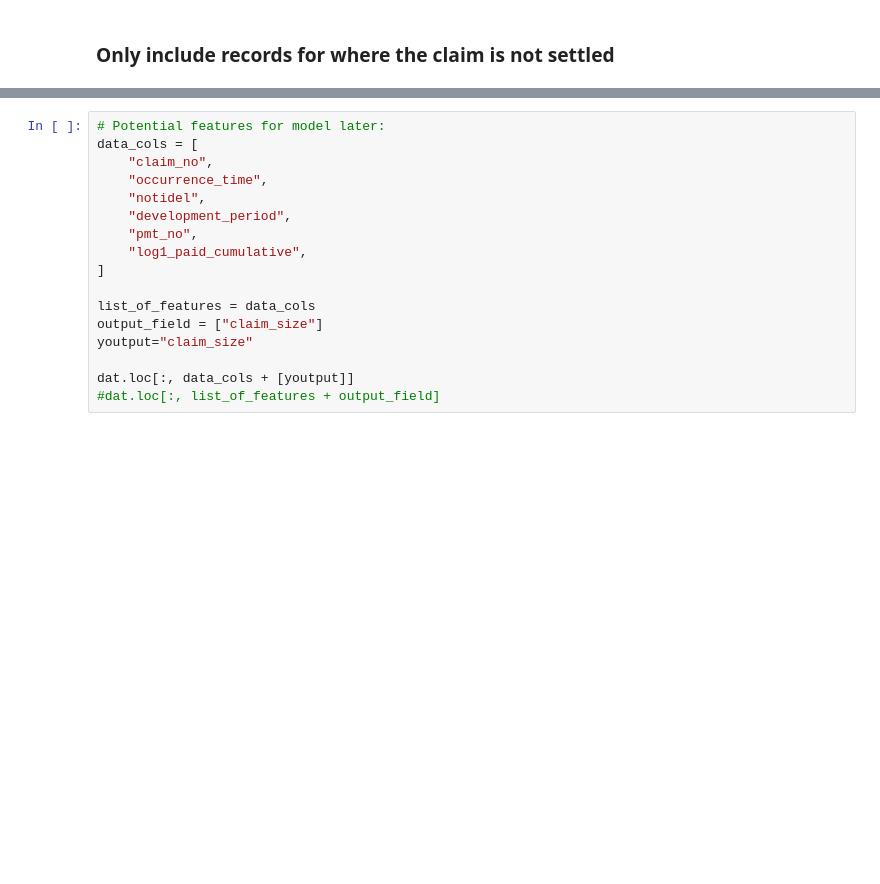
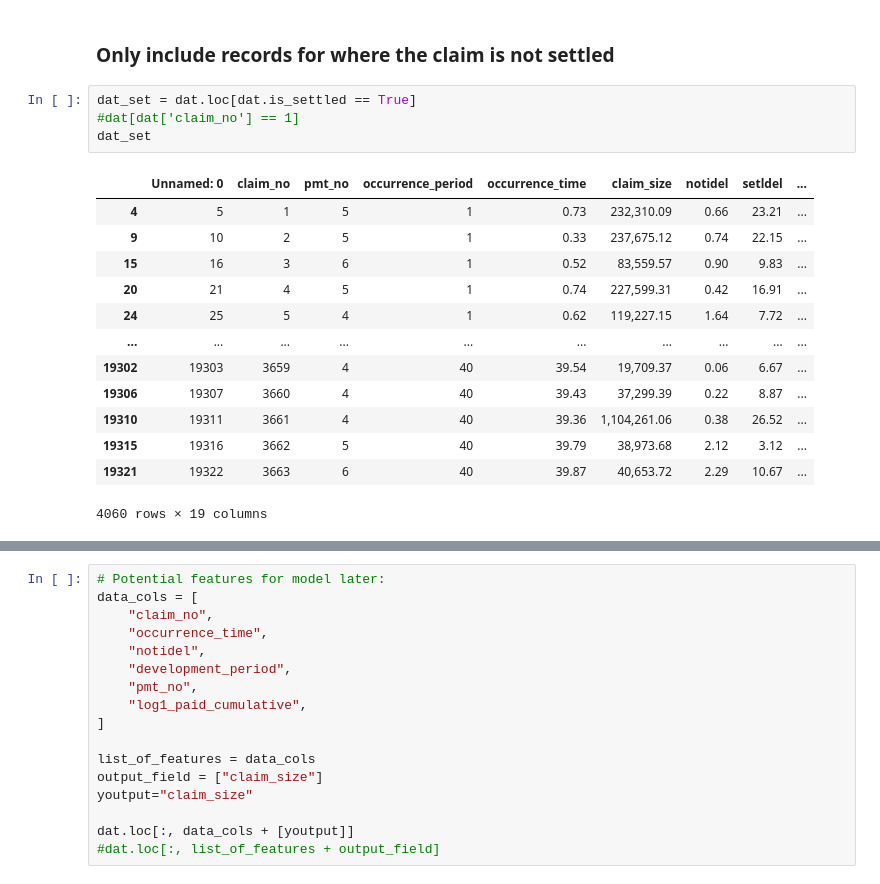
Before and after one commit to JackyP/MLR_working_party, a Jupyter notebook: 02_code/SMD/Dataprepv_nofills_nosttl.ipynb, the cells around one changed output, grey strips where cells are left out. Drawn from its saved outputs; the diff is of its cells as text; blank space fills up the shorter version.

```diff
--- a/02_code/SMD/Dataprepv_nofills_nosttl.ipynb
+++ b/02_code/SMD/Dataprepv_nofills_nosttl.ipynb
@@ -114,5 +134,23 @@ Define which variables you want to use in the model
 output_field and youtput are also created to define the y variate for use in the model
 # %% [markdown]
 ### Only include records for where the claim is not settled
+# %%
+dat_set = dat.loc[dat.is_settled == True]
+#dat[dat['claim_no'] == 1]
+dat_set
+# %% [output]
+|  | Unnamed: 0 | claim_no | pmt_no | occurrence_period | occurrence_time | claim_size | notidel | setldel | ... |
+| 4 | 5 | 1 | 5 | 1 | 0.73 | 232,310.09 | 0.66 | 23.21 | ... |
+| 9 | 10 | 2 | 5 | 1 | 0.33 | 237,675.12 | 0.74 | 22.15 | ... |
+| 15 | 16 | 3 | 6 | 1 | 0.52 | 83,559.57 | 0.90 | 9.83 | ... |
+| 20 | 21 | 4 | 5 | 1 | 0.74 | 227,599.31 | 0.42 | 16.91 | ... |
+| 24 | 25 | 5 | 4 | 1 | 0.62 | 119,227.15 | 1.64 | 7.72 | ... |
+| ... | ... | ... | ... | ... | ... | ... | ... | ... | ... |
+| 19302 | 19303 | 3659 | 4 | 40 | 39.54 | 19,709.37 | 0.06 | 6.67 | ... |
+| 19306 | 19307 | 3660 | 4 | 40 | 39.43 | 37,299.39 | 0.22 | 8.87 | ... |
+| 19310 | 19311 | 3661 | 4 | 40 | 39.36 | 1,104,261.06 | 0.38 | 26.52 | ... |
+| 19315 | 19316 | 3662 | 5 | 40 | 39.79 | 38,973.68 | 2.12 | 3.12 | ... |
+| 19321 | 19322 | 3663 | 6 | 40 | 39.87 | 40,653.72 | 2.29 | 10.67 | ... |
+4060 rows × 19 columns
 # %%
 dat = dat.loc[dat.is_settled == False]
```
Also changed, not shown: parts of 8 cells of this notebook, 11 other files.
